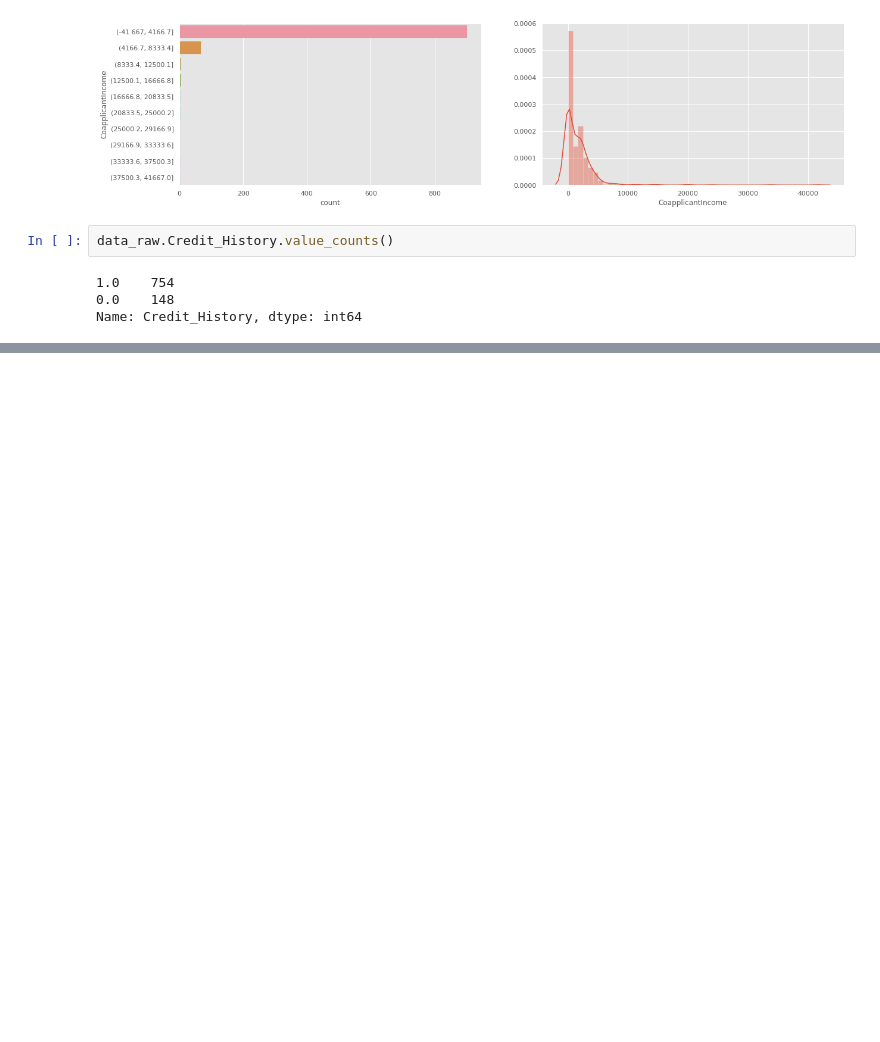
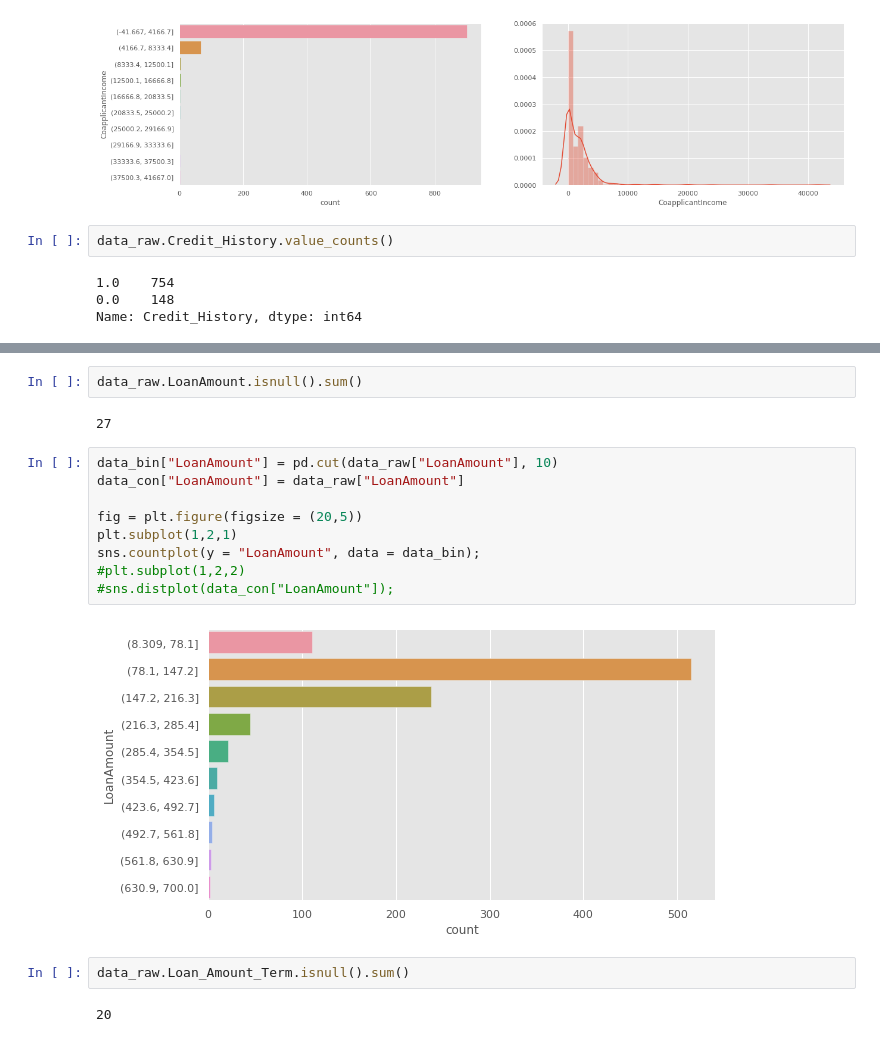
Before and after one commit to NilSagor/loan-pred, a Jupyter notebook: loan_predict.ipynb, the cells around one changed output, grey strips where cells are left out. Drawn from its saved outputs; the diff is of its cells as text; blank space fills up the shorter version.

```diff
--- a/loan_predict.ipynb
+++ b/loan_predict.ipynb
@@ -378,0 +400,19 @@ sns.countplot(y = "Credit_History", data = data_bin);
+# %%
+data_raw.LoanAmount.isnull().sum()
+# %% [output]
+27
+# %%
+data_bin["LoanAmount"] = pd.cut(data_raw["LoanAmount"], 10)
+data_con["LoanAmount"] = data_raw["LoanAmount"]
+
+fig = plt.figure(figsize = (20,5))
+plt.subplot(1,2,1)
+sns.countplot(y = "LoanAmount", data = data_bin);
+#plt.subplot(1,2,2)
+#sns.distplot(data_con["LoanAmount"]);
+# %% [output]
+[figure, added]
+# %%
+data_raw.Loan_Amount_Term.isnull().sum()
+# %% [output]
+20
```
Also changed, not shown: parts of 6 cells of this notebook.
